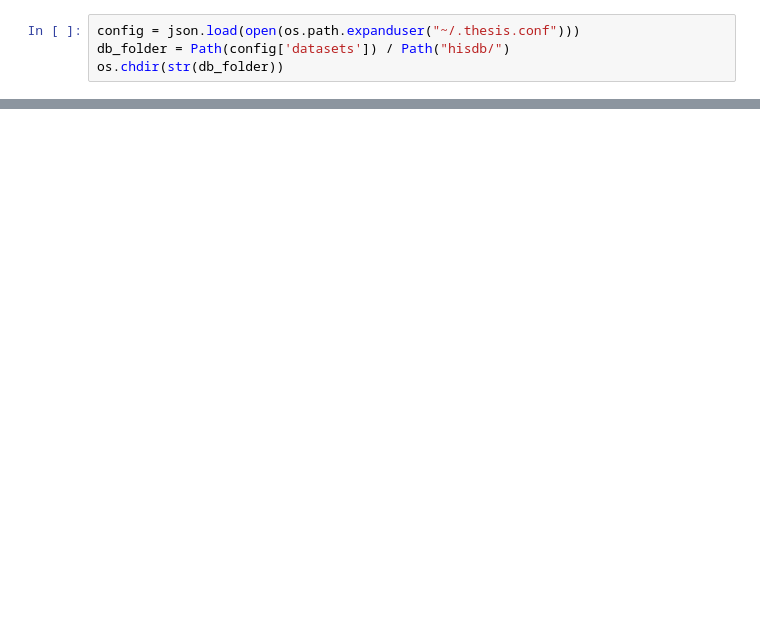
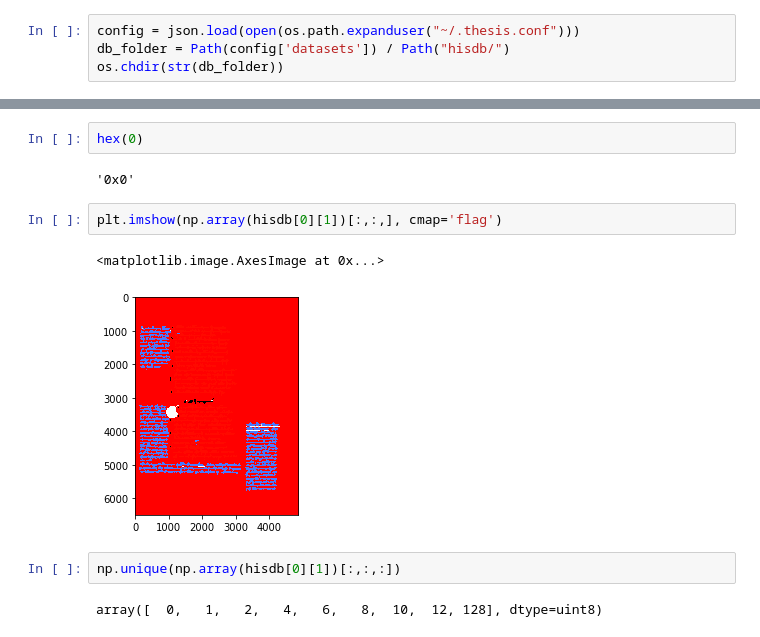
Before and after one commit to kaphka/imi-master-thesis, a Jupyter notebook: notebooks/data/hisdb.ipynb, the cells around one changed output, grey strips where cells are left out. Drawn from its saved outputs; the diff is of its cells as text; blank space fills up the shorter version.

```diff
--- a/notebooks/data/hisdb.ipynb
+++ b/notebooks/data/hisdb.ipynb
@@ -75,0 +118,13 @@ True
+# %%
+hex(0)
+# %% [output]
+'0x0'
+# %%
+plt.imshow(np.array(hisdb[0][1])[:,:,], cmap='flag')
+# %% [output]
+<matplotlib.image.AxesImage at 0x...>
+[figure, added]
+# %%
+np.unique(np.array(hisdb[0][1])[:,:,:])
+# %% [output]
+array([  0,   1,   2,   4,   6,   8,  10,  12, 128], dtype=uint8)
```
Also changed, not shown: parts of 14 cells of this notebook, 2 other files.
